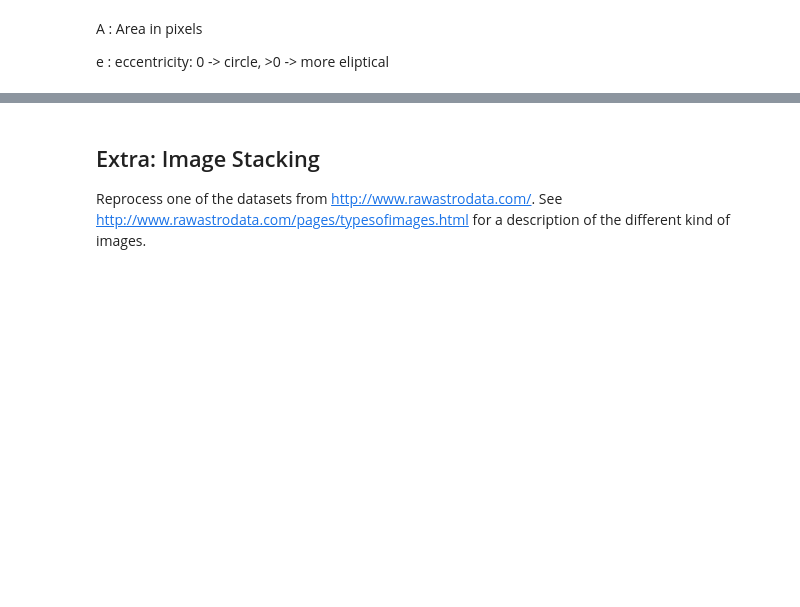
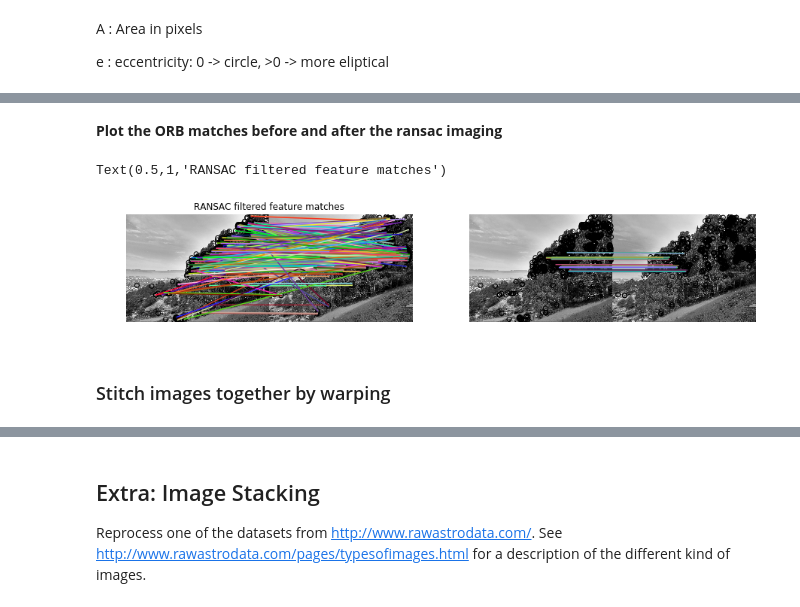
Before and after one commit to samuel-badman/ay250-homework-badman, a Jupyter notebook: badman_hw_7/hw_7.ipynb, the cells around one changed output, grey strips where cells are left out. Drawn from its saved outputs; the diff is of its cells as text; code cells hidden in the pictures; blank space fills up the shorter version.

```diff
--- a/badman_hw_7/hw_7.ipynb
+++ b/badman_hw_7/hw_7.ipynb
@@ -147,0 +206,6 @@ Take 3 or 4 overlapping photos of your own, and use the procedure described to s
+# %%
+from skimage.feature import match_descriptors
+
+# Match descriptors between source images and target image (middle of series)
+matches01 = match_descriptors(descriptors[0], descriptors[1], cross_check=True)
+matches12 = match_descriptors(descriptors[1], descriptors[2], cross_check=True)
@@ -147,0 +214,33 @@ Take 3 or 4 overlapping photos of your own, and use the procedure described to s
+# %%
+from skimage.measure import ransac
+from skimage.transform import ProjectiveTransform
+
+# Identify matching features in source image and target image
+src,targ= keypoints[0][matches01[:,0]][:,::-1],keypoints[1][matches01[:,1]][:,::-1]
+# Filter matching features with ransac:
+# Fit a projective transform model (find transformation which maps source image onto target image)
+# Try many different subsets of the above data and choose the subset which has the most inliers to the model
+model01, inliers01 = ransac((src,targ),ProjectiveTransform,min_samples=4,residual_threshold=1,max_trials=300)
+
+# Repeat for other source target pair :
+src,targ= keypoints[2][matches12[:,1]][:,::-1],keypoints[1][matches12[:,0]][:,::-1]
+model12, inliers12 = ransac((src,targ),ProjectiveTransform,min_samples=4,residual_threshold=1,max_trials=300)
+# %% [markdown]
+__Plot the ORB matches before and after the ransac imaging__
+# %%
+fig = plt.figure(figsize=(15, 12))
+
+axl = fig.add_subplot(121)
+plot_matches(axl, pano_ims[0], pano_ims[1], keypoints[0], keypoints[1], matches01)
+axl.axis('off');
+axl.set_title('Full ORB feature matches')
+
+axr = fig.add_subplot(122)
+plot_matches(axr, pano_ims[0], pano_ims[1], keypoints[0], keypoints[1], matches01[inliers01])
+axr.axis('off');
+axl.set_title('RANSAC filtered feature matches')
+# %% [output]
+Text(0.5,1,'RANSAC filtered feature matches')
+[figure, added]
+# %% [markdown]
+### Stitch images together by warping
```
Also changed, not shown: parts of 29 cells of this notebook, 3 other files.
